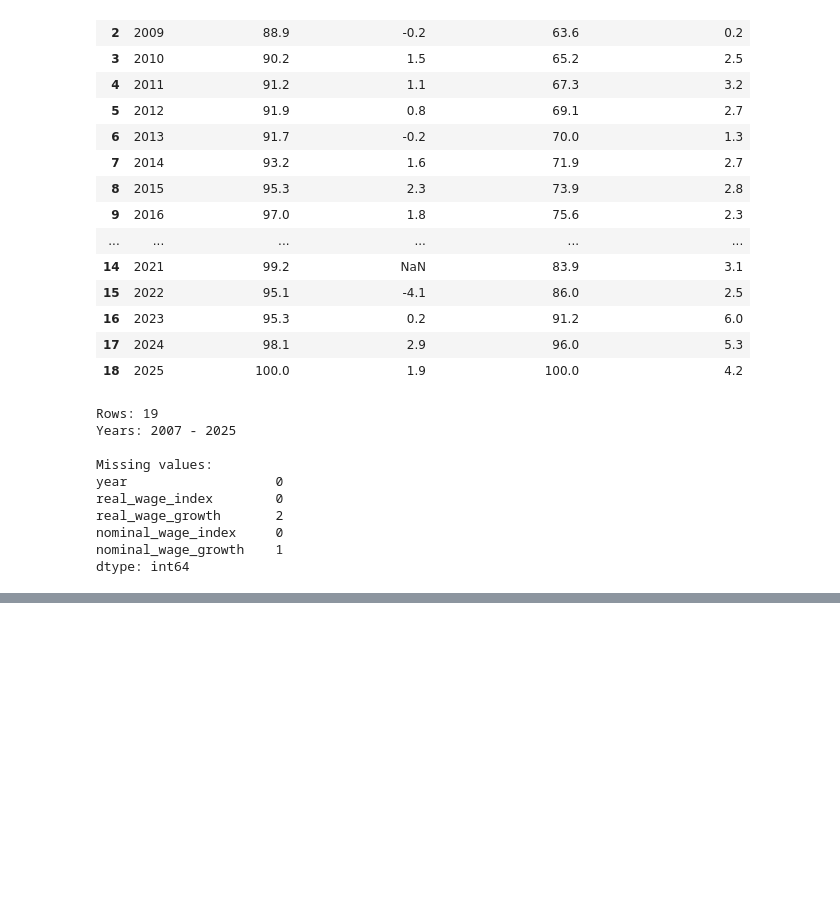
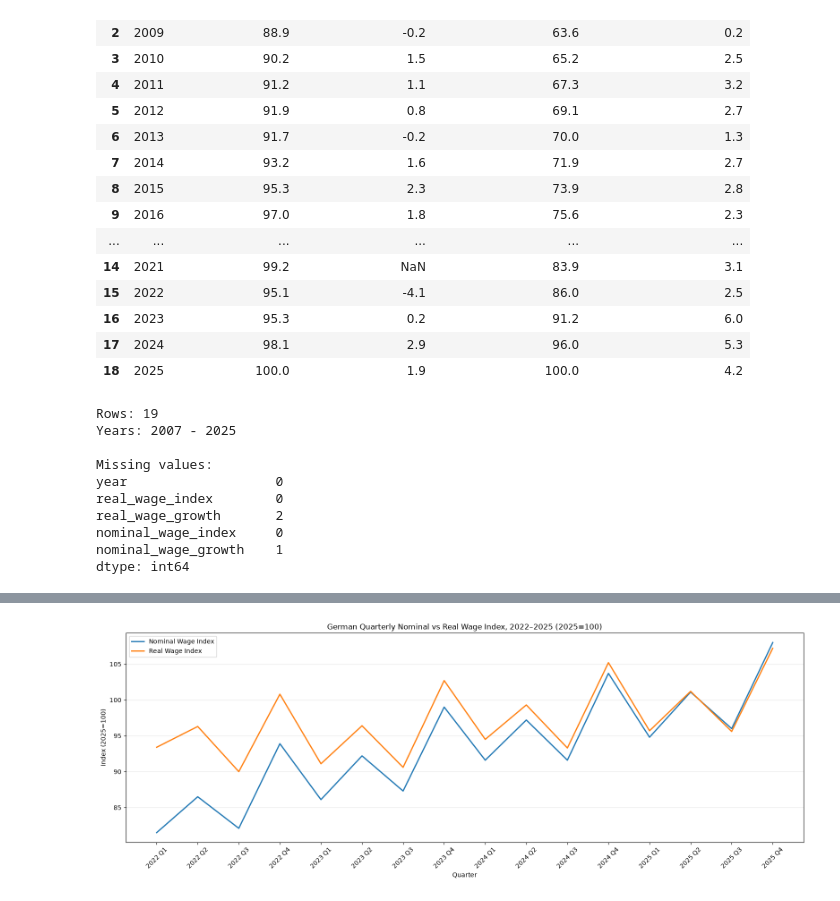
Before and after one commit to yt10zehn/German-Labor-Market-Analytics, a Jupyter notebook: notebooks/01_wages.ipynb, the cells around one changed output, grey strips where cells are left out. Drawn from its saved outputs; the diff is of its cells as text; code cells hidden in the pictures; blank space fills up the shorter version.

```diff
--- a/notebooks/01_wages.ipynb
+++ b/notebooks/01_wages.ipynb
@@ -289,0 +736,55 @@ plt.show()
+# %%
+# ------------------------------------------------------------
+# 9. Quarterly Nominal vs Real Wage Index（2022-2025）
+# ------------------------------------------------------------
+
+import matplotlib.pyplot as plt
+
+plt.figure(figsize=(16, 6))
+
+plt.plot(
+    quarterly_index["Period"],
+    quarterly_index["Nominal_Wage_Index"],
+    label="Nominal Wage Index",
+    linewidth=2
+)
+
+plt.plot(
+    quarterly_index["Period"],
+    quarterly_index["Real_Wage_Index"],
+    label="Real Wage Index",
+    linewidth=2
+)
+
+plt.title(
+    "German Quarterly Nominal vs Real Wage Index, 2022–2025 (2025=100)"
+)
+
+plt.xlabel("Quarter")
+plt.ylabel("Index (2025=100)")
+
+plt.legend()
+
+# Show every quarter
+plt.xticks(
+    range(len(quarterly_index)),
+    quarterly_index["Period"],
+    rotation=45
+)
+
+plt.grid(
+    axis="y",
+    alpha=0.3
+)
+
+plt.tight_layout()
+
+plt.savefig(
+    "../figures/quarterly_nominal_vs_real_wage_2022_2025.png",
+    dpi=300,
+    bbox_inches="tight"
+)
+
+plt.show()
+# %% [output]
+[figure, added]
```
Also changed, not shown: parts of 45 cells of this notebook, 16 other files.
